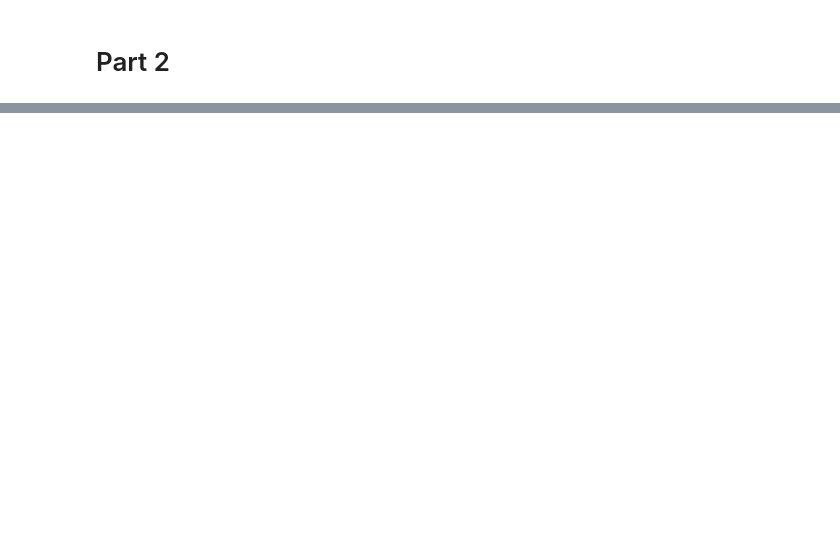
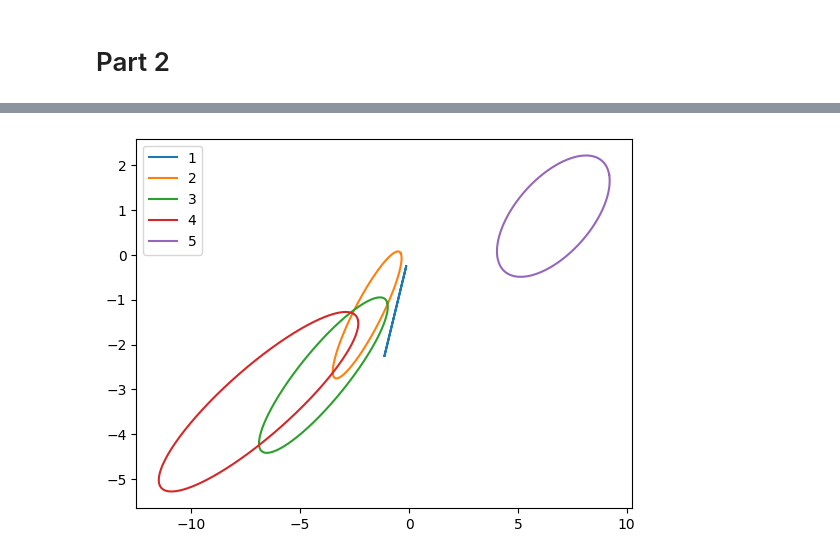
Before and after one commit to dchoate119/ProbabilisticRobotics, a Jupyter notebook: HW1/HW1_scratch.ipynb, the cells around one changed output, grey strips where cells are left out. Drawn from its saved outputs; the diff is of its cells as text; code cells hidden in the pictures; blank space fills up the shorter version.

Commit message:
Updated functions for each part, cleaner code, stuck on prob 2,3

```diff
--- a/HW1/HW1_scratch.ipynb
+++ b/HW1/HW1_scratch.ipynb
@@ -85,9 +174,6 @@ def plot_ellipse(cov, center, t):
 
 # Assume at t=0, pos, vel, and accel = 0
 # Calculate state disrtibution for times t = 1,2,...,5
-
-plt.figure()
-ax = plt.gca()
 
 # Time settings
 dt = 1 # Assume delta t is 1 second
@@ -96,8 +182,7 @@ t_steps = int(t_total/dt) # Time steps
 
 # Initialize resting state
 x_0 = np.array([[0],[0]])
-cov_0 = ([0, 0],[0, 0])
-
+cov_0 = np.array([[0, 0],[0, 0]])
 
 # Create a state vector for number of time steps t
 states = [x_0]
@@ -115,6 +200,10 @@ R = sigma_a * np.array([[.25, .5],[.5, 1]])
 # print(R)
 
 t = 0
+
+# Create a plot for ellipses
+plt.figure()
+ax = plt.gca()
 
 for i in range(1, t_steps+1):
     # Random sample for accel using normal dist
@@ -164,0 +343,66 @@ plt.show()
+# %%
+# Implement measurement update
+
+# Time settings
+dt = 1 # Assume delta t is 1 second
+t_total = 5 # Total time in seconds
+t_steps = int(t_total/dt) # Time steps
+
+# Initialize resting state
+x_0 = np.array([[0],[0]])
+cov_0 = ([0, 0],[0, 0])
+
+# Create a state vector for number of time steps t
+states = [x_0]
+posts = [cov_0]
+accs = [0]
+GPS_results = []
+
+muh_a = 0 # avg accel
+sigma_a = 1
+sigma_pos = 8
+
+# State transition
+# Linear matrices A and B
+A = np.array([[1, dt], [0, 1]])
+B = np.array([[.5*dt**2], [dt]])
+
+# Implement C and Q matrices
+C = np.array([[1, 0]])
+Q = np.array([[8]])
+
+R = sigma_a * np.array([[.25, .5],[.5, 1]])
+# print(R)
+
+# Create plot
+plt.figure()
+ax = plt.gca()
+
+for i in range(1, t_steps+1):
+
+    # Initialize previous state
+    state_prev = states[-1]
+    post_prev = posts[-1]
+
+    state_new, post_new, acc = kalman_filter_prob2_2_GPS(A, B, C, Q, R, state_prev, post_prev, i)
+
+    # Add state prediction, posterior, accel, and GPS result
+    states.append(state_new)
+    posts.append(post_new)
+    accs.append(acc)
+
+    # Create a covariance ellipse
+    ax = plot_ellipse(post_new, state_new, i)
+
+
+states = np.hstack(states)
+posts = np.hstack(posts)
+
+print("\n States from t=0 to t=5 \n",states)
+print("\n Posterior over x and x_dot \n",posts)
+print("\n Accelerations t=0 to t=5 \n",accs)
+
+
+plt.legend(loc="upper left")
+plt.show()
+# %% [output]
@@ -164,0 +426 @@ plt.show()
+[figure, added]
```
Also changed, not shown: parts of 9 cells of this notebook, 1 other file.
